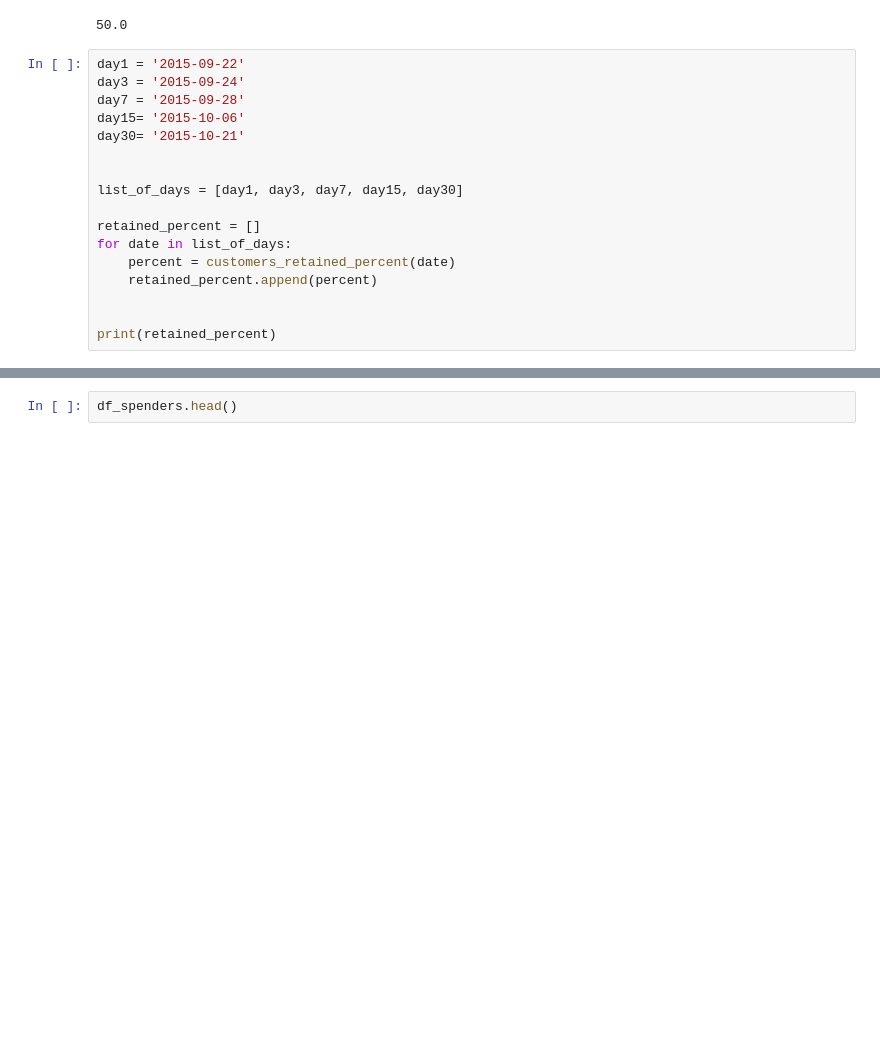
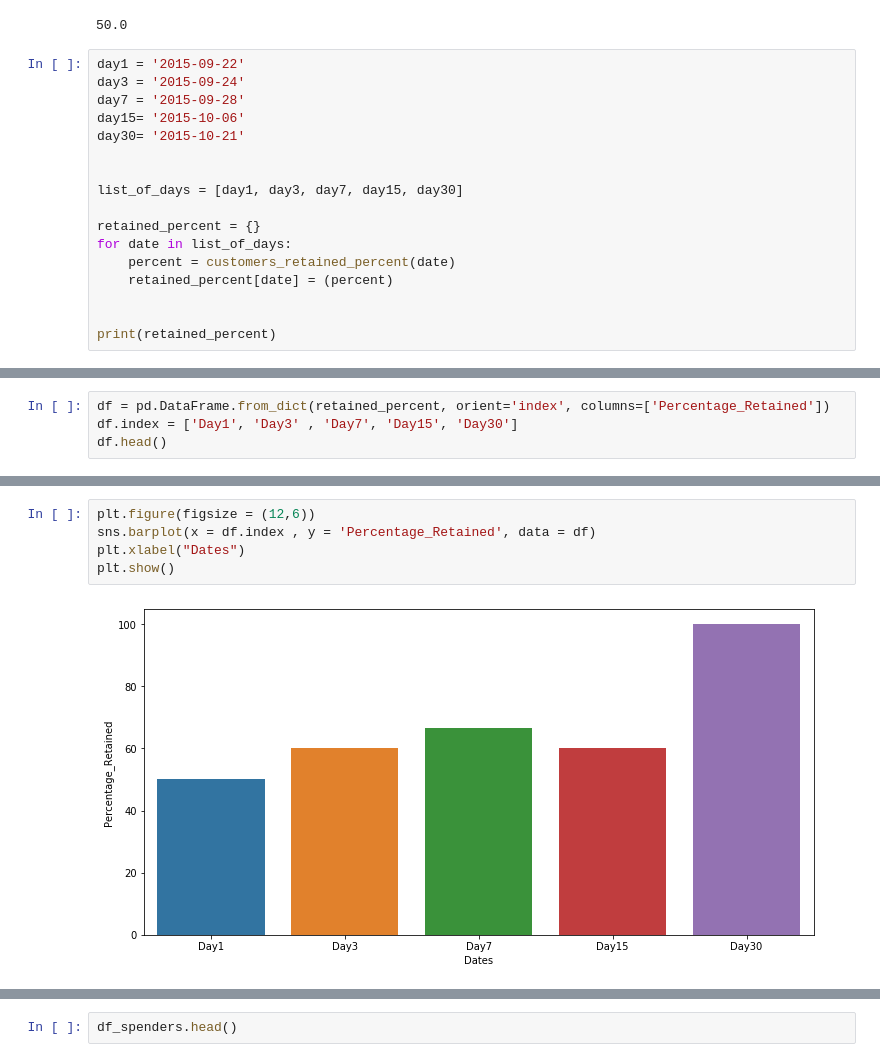
Before and after one commit to sachinkun21/Data-Analytics, a Jupyter notebook: yozoo_Assignment.ipynb, the cells around one changed output, grey strips where cells are left out. Cells and saved outputs as stored; diff of their text form; blank space fills up the shorter version.

```diff
--- a/yozoo_Assignment.ipynb
+++ b/yozoo_Assignment.ipynb
@@ -164,10 +268,10 @@ day30= '2015-10-21'
 
 list_of_days = [day1, day3, day7, day15, day30]
 
-retained_percent = []
+retained_percent = {}
 for date in list_of_days:
     percent = customers_retained_percent(date)
-    retained_percent.append(percent)
+    retained_percent[date] = (percent)
 
 
 print(retained_percent)
@@ -175,0 +282,4 @@ print(retained_percent)
+# %%
+df = pd.DataFrame.from_dict(retained_percent, orient='index', columns=['Percentage_Retained'])
+df.index = ['Day1', 'Day3' , 'Day7', 'Day15', 'Day30']
+df.head()
@@ -175,0 +293,7 @@ print(retained_percent)
+# %%
+plt.figure(figsize = (12,6))
+sns.barplot(x = df.index , y = 'Percentage_Retained', data = df)
+plt.xlabel("Dates")
+plt.show()
+# %% [output]
+[figure, added]
```
Also changed, not shown: parts of 53 cells of this notebook.
